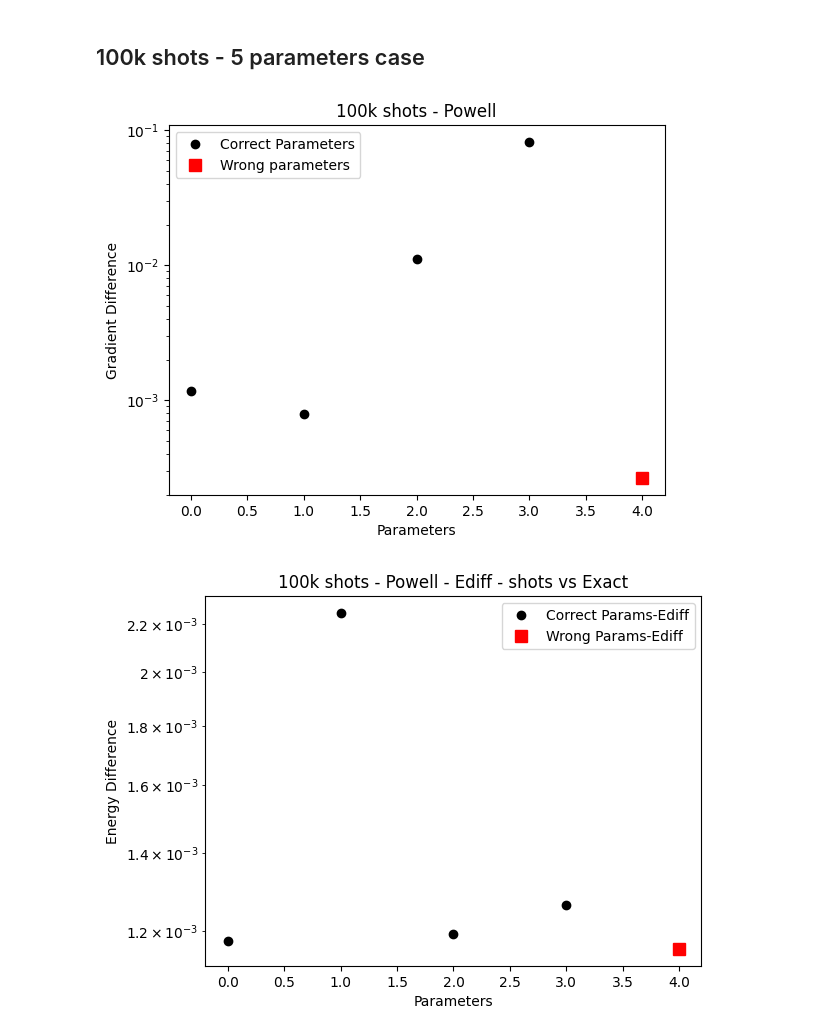
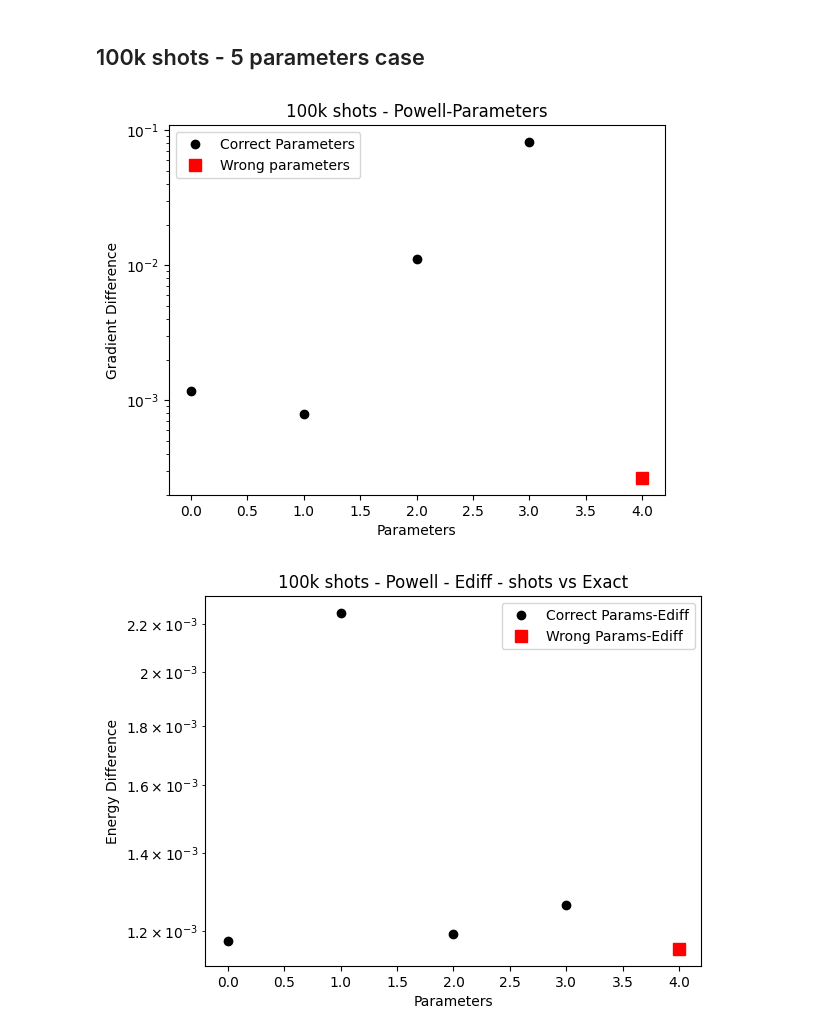
Before and after one commit to srivathsanps-quantum/QC-chemistry, a Jupyter notebook: ShotsvsExact.ipynb, the cells around one changed output. Saved outputs shown, nothing was run; the diff lists cells and outputs as text; code cells hidden in the pictures.

```diff
--- a/ShotsvsExact.ipynb
+++ b/ShotsvsExact.ipynb
@@ -211,27 +211,27 @@ print(z)
 # %%
 import matplotlib.pyplot as plt
 
 Parameters = (0, 1, 2, 3, 4)
 GD = (1.16002e-3, 7.8643e-4, 1.115222e-2, 0.08182, 2.6545e-4)
 
 # Separate the last point
 last_param = Parameters[-1]
 last_gd = GD[-1]
 
 # Plot all points except the last one
 plt.plot(Parameters[:-1], GD[:-1], 'o',  color = 'black',label='Correct Parameters')
 
 # Plot the last point with a different color and symbol
 plt.plot(last_param, last_gd, 'rs', markersize=8, label='Wrong parameters')  # 'rx' for red 'x'
 
 plt.xlabel('Parameters')
 plt.ylabel('Gradient Difference')
 plt.yscale('log')
 plt.legend()
-plt.title('100k shots - Powell')
+plt.title('100k shots - Powell-Parameters')
 plt.show()
 # %% [output]
-[figure, old version]
+[figure, new version]
 # %%
 import numpy as np
 
```
